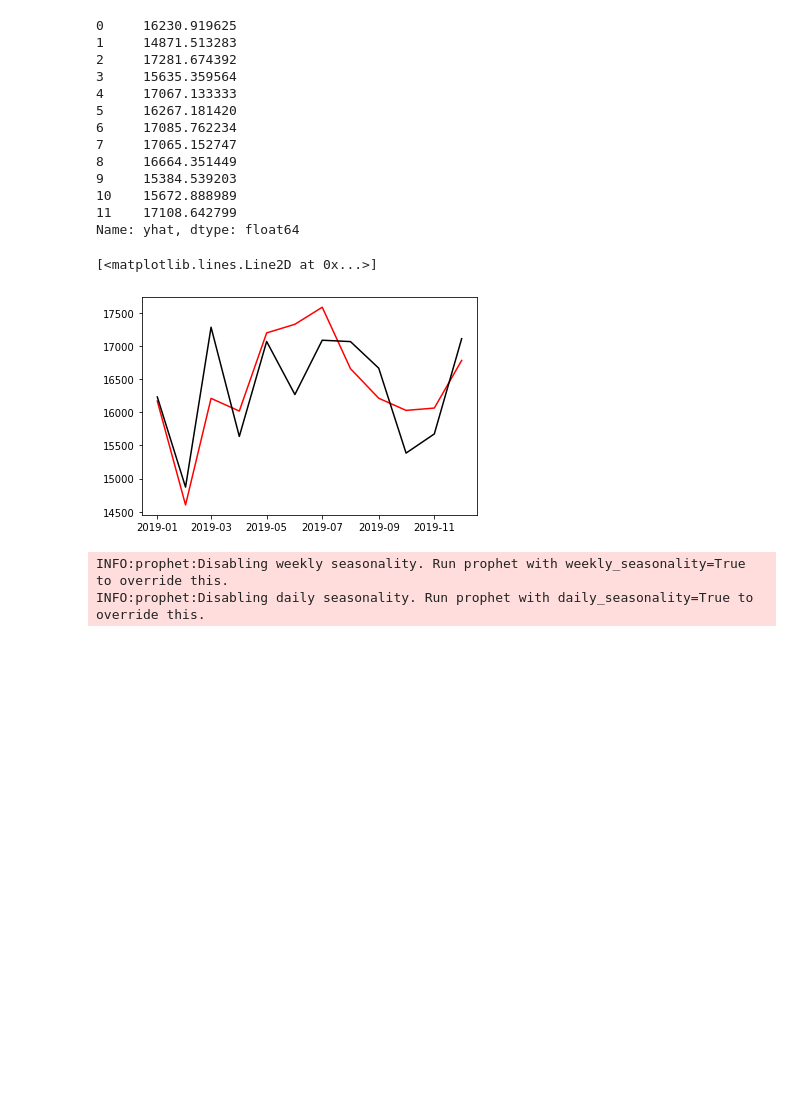
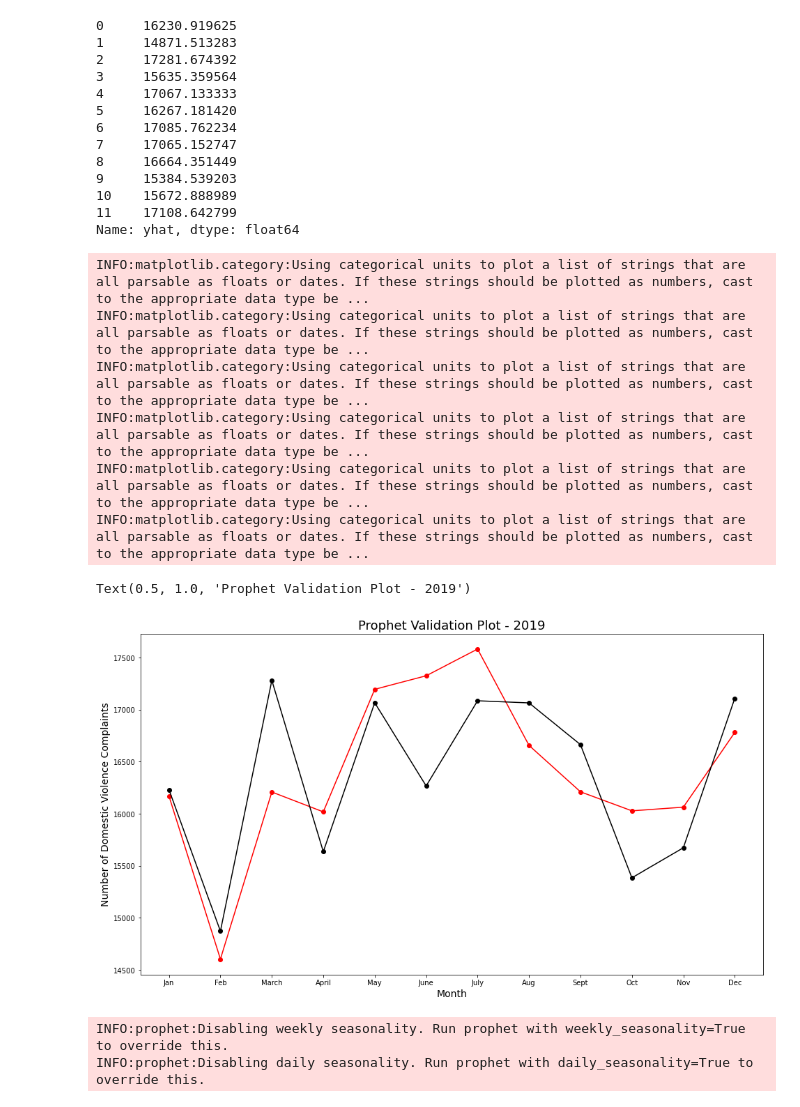
Before and after one commit to ek542/urban-data-project-dv, a Jupyter notebook: DomesticViolence_Prophet.ipynb, the cells around one changed output. Drawn from its saved outputs; the diff is of its cells as text; code cells hidden in the pictures; blank space fills up the shorter version.

Commit message:
update prophet validation plot

```diff
--- a/DomesticViolence_Prophet.ipynb
+++ b/DomesticViolence_Prophet.ipynb
@@ -208,12 +195,24 @@ forecast_2019['yhat']
 10    15672.888989
 11    17108.642799
 Name: yhat, dtype: float64
-# %%
-plt.plot(p_2019['ds'], p_2019['y'], c='red')
-plt.plot(forecast_2019['ds'], forecast_2019['yhat'], c='black')
-# %% [output]
-[<matplotlib.lines.Line2D at 0x...>]
-[figure, removed]
+# %%
+plt.figure(figsize=(16,9))
+plt.plot(months, p_2019['y'], c='red', label='2019 Actual')
+plt.plot(months, forecast_2019['yhat'], c='black', label='2019 Forecast')
+plt.scatter(months, p_2019['y'], c='red')
+plt.scatter(months, forecast_2019['yhat'], c='black')
+plt.xlabel('Month', size=14)
+plt.ylabel('Number of Domestic Violence Complaints', size=14)
+plt.title('Prophet Validation Plot - 2019', size=18)
+# %% [output]
+INFO:matplotlib.category:Using categorical units to plot a list of strings that are all parsable as floats or dates. If these strings should be plotted as numbers, cast to the appropriate data type be ...
+INFO:matplotlib.category:Using categorical units to plot a list of strings that are all parsable as floats or dates. If these strings should be plotted as numbers, cast to the appropriate data type be ...
+INFO:matplotlib.category:Using categorical units to plot a list of strings that are all parsable as floats or dates. If these strings should be plotted as numbers, cast to the appropriate data type be ...
+INFO:matplotlib.category:Using categorical units to plot a list of strings that are all parsable as floats or dates. If these strings should be plotted as numbers, cast to the appropriate data type be ...
+INFO:matplotlib.category:Using categorical units to plot a list of strings that are all parsable as floats or dates. If these strings should be plotted as numbers, cast to the appropriate data type be ...
+INFO:matplotlib.category:Using categorical units to plot a list of strings that are all parsable as floats or dates. If these strings should be plotted as numbers, cast to the appropriate data type be ...
+Text(0.5, 1.0, 'Prophet Validation Plot - 2019')
+[figure, added]
 # %%
 p_train = pd.concat([p_2017, p_2018, p_2019, p_2020.iloc[:2]])
 
```
Also changed, not shown: parts of 4 cells of this notebook.
